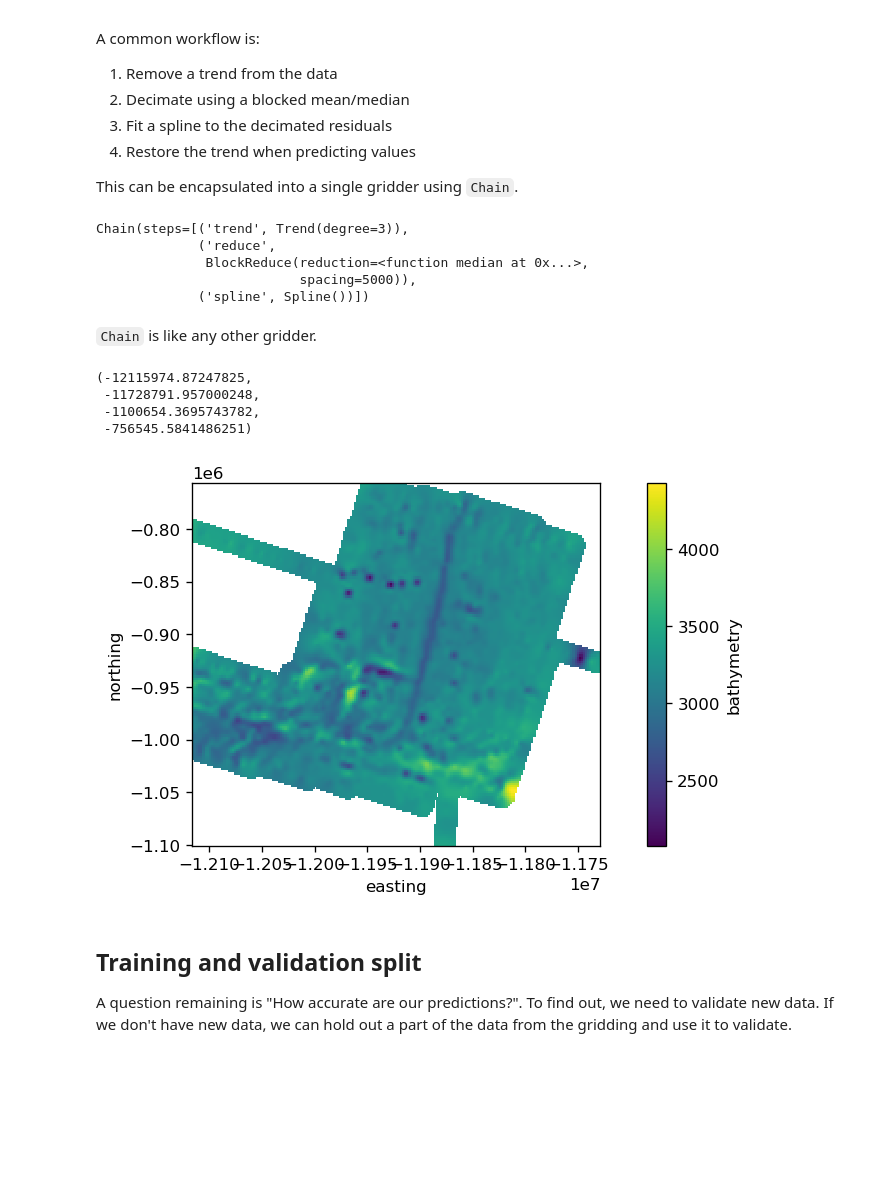
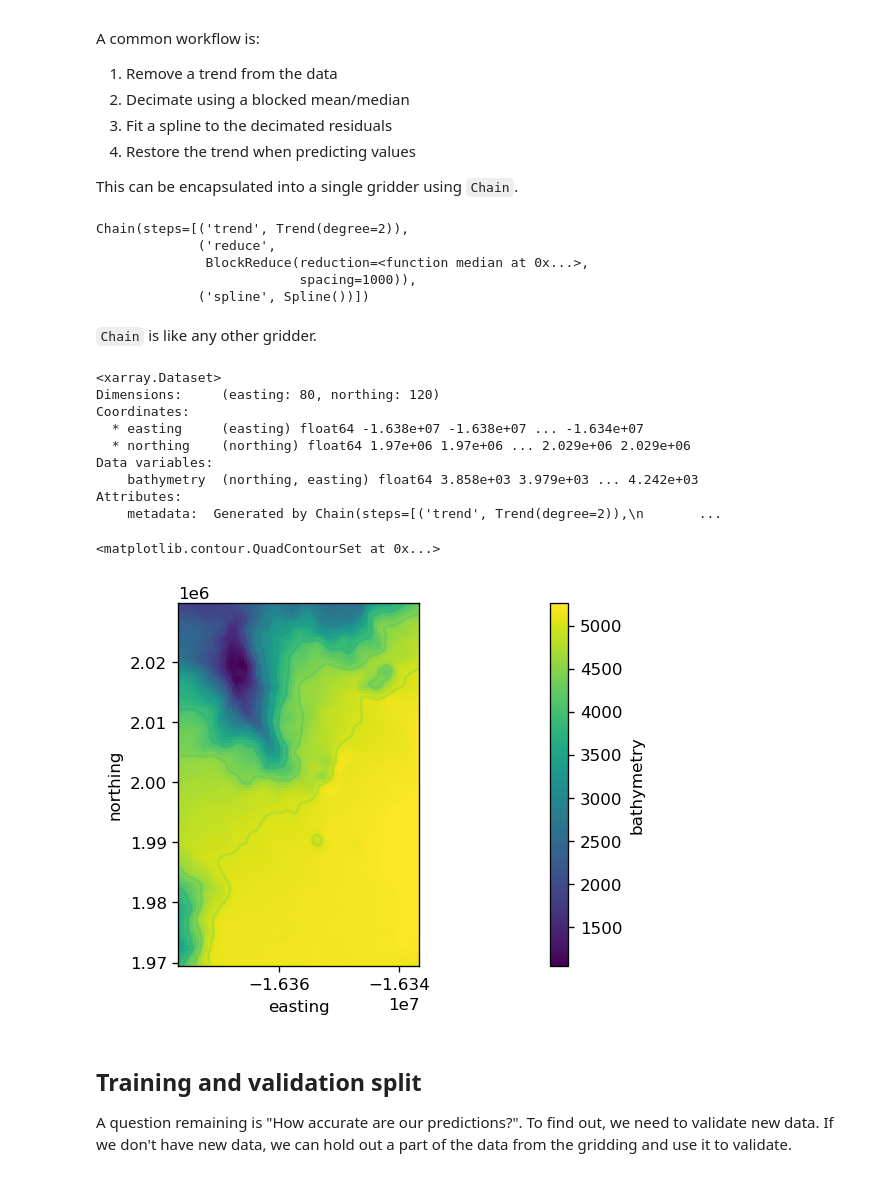
Before and after one commit to fatiando/transform2020, a Jupyter notebook: tutorial.ipynb, the cells around one changed output. Cells and saved outputs as stored; diff of their text form; code cells hidden in the pictures; blank space fills up the shorter version.

Commit message:
Try the Loihi dataset instead

```diff
--- a/tutorial.ipynb
+++ b/tutorial.ipynb
@@ -65,8 +65,8 @@ One easy way to do this is using [Pooch](https://www.fatiando.org/pooch/).
 We can give it the URL and MD5 checksum of the dataset we want to download and let it do its magic.
 # %%
 fname = pooch.retrieve(
-    "https://raw.githubusercontent.com/fatiando/transform2020/master/data/ew9105.m77t",
-    known_hash="md5:27a0f501251b9dd5a1413722e1c406ea",
+    "https://raw.githubusercontent.com/fatiando/transform2020/master/data/b00297.m77t",
+    known_hash="md5:8a6eaadbd732b54f65075c9e18593f82",
 )
 fname
 # %% [output]
@@ -151,7 +151,7 @@ plt.colorbar()
 
 A common processing step is the removal of 2D polyomial trends from the data. This often helps interpolation methods which can struggle to recover the long wavelengths of data.
 # %%
-trend = vd.Trend(degree=3)
+trend = vd.Trend(degree=2)
 # %%
 trend.fit(coordinates, data.CORR_DEPTH)
 # %% [output]
@@ -327,32 +315,40 @@ A common workflow is:
 This can be encapsulated into a single gridder using `Chain`.
 # %%
 chain = vd.Chain([
-    ("trend", vd.Trend(degree=3)),
-    ("reduce", vd.BlockReduce(np.median, spacing=5000)),
+    ("trend", vd.Trend(degree=2)),
+    ("reduce", vd.BlockReduce(np.median, spacing=1000)),
     ("spline", vd.Spline()),
 ])
 # %%
 chain.fit(coordinates, data.CORR_DEPTH)
 # %% [output]
-Chain(steps=[('trend', Trend(degree=3)),
+Chain(steps=[('trend', Trend(degree=2)),
              ('reduce',
               BlockReduce(reduction=<function median at 0x...>,
-                          spacing=5000)),
+                          spacing=1000)),
              ('spline', Spline())])
 # %% [markdown]
 `Chain` is like any other gridder.
 # %%
-grid = chain.grid(spacing=2000, data_names=["bathymetry"])
-grid = vd.distance_mask(coordinates, maxdist=10e3, grid=grid)
+grid = chain.grid(spacing=500, data_names=["bathymetry"])
+grid
+# %% [output]
+<xarray.Dataset>
+Dimensions:     (easting: 80, northing: 120)
+Coordinates:
+  * easting     (easting) float64 -1.638e+07 -1.638e+07 ... -1.634e+07
+  * northing    (northing) float64 1.97e+06 1.97e+06 ... 2.029e+06 2.029e+06
+Data variables:
+    bathymetry  (northing, easting) float64 3.858e+03 3.979e+03 ... 4.242e+03
+Attributes:
+    metadata:  Generated by Chain(steps=[('trend', Trend(degree=2)),\n       ...
 # %%
 grid.bathymetry.plot()
 plt.axis("scaled")
+grid.bathymetry.plot.contour(levels=10)
 # %% [output]
-(-12115974.87247825,
- -11728791.957000248,
- -1100654.3695743782,
- -756545.5841486251)
+<matplotlib.contour.QuadContourSet at 0x...>
-[figure, old version]
+[figure, new version]
 # %% [markdown]
 <a id="train-test-split"></a>
 
```
Also changed, not shown: parts of 42 cells of this notebook.
